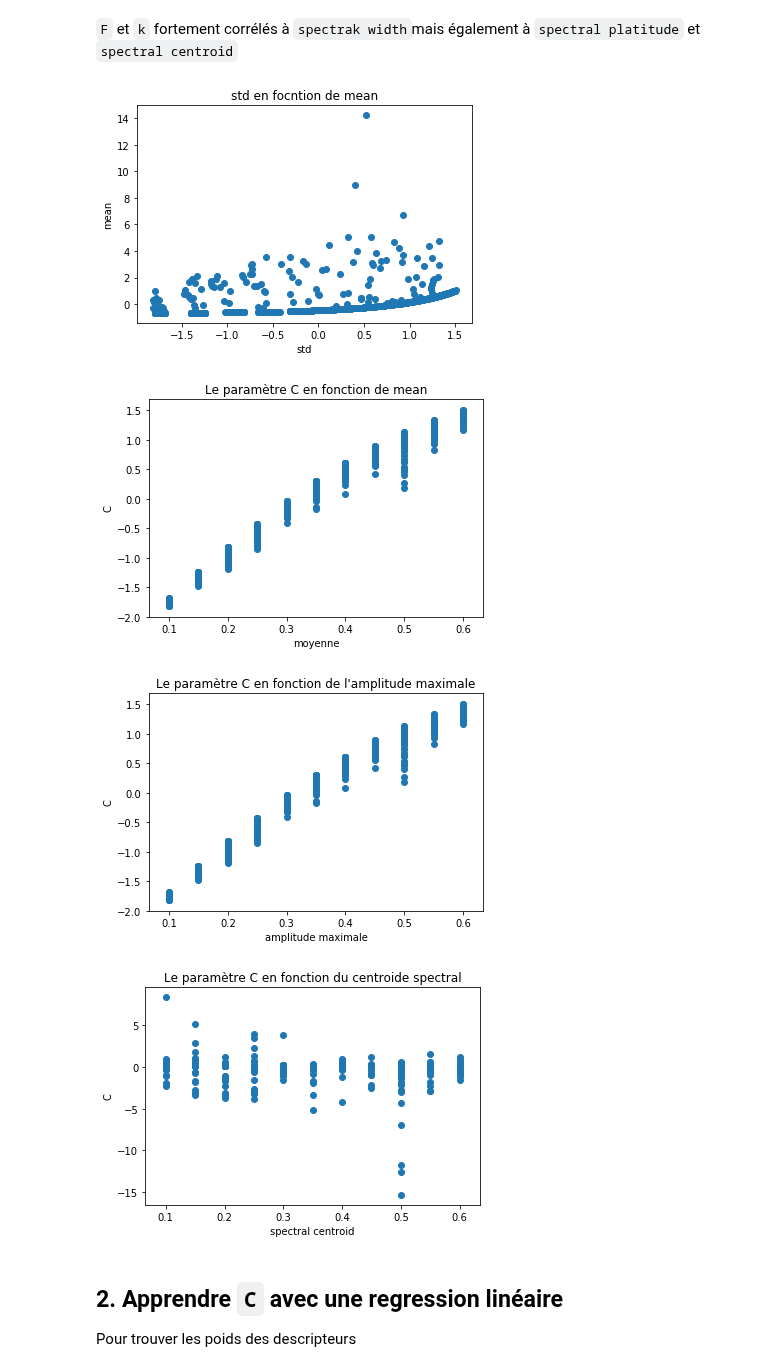
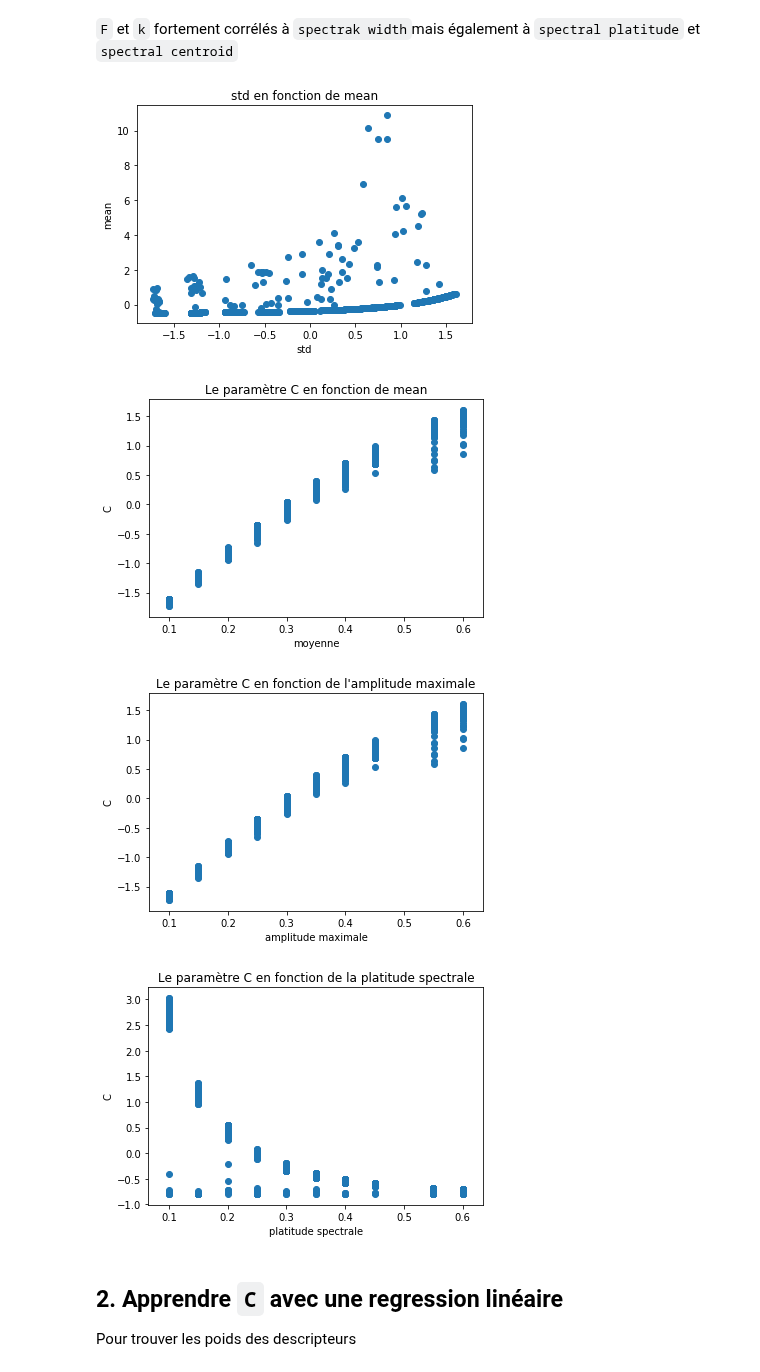
Before and after one commit to ELOISESOULIER/acterrea, a Jupyter notebook: find_weights_model_lung.ipynb, the cells around one changed output. Cells and saved outputs as stored; diff of their text form; code cells hidden in the pictures.

```diff
--- a/find_weights_model_lung.ipynb
+++ b/find_weights_model_lung.ipynb
@@ -18,7 +18,7 @@ import descriptor
 names_desc = ['mean', 'std', 'fr_max', 'ampl_max', 'spectral centroid',
               'spectral width', 'spectral platitude', 'spectral asymetry']
 # %%
-dir_to_load = "data/lung_C"
+dir_to_load = "data/lung_C_long"
 # %%
 files_to_load = os.listdir(dir_to_load)
 all_simus = []
@@ -30,7 +30,7 @@ for file in files_to_load:
     data_np = np.array(data_df).T
 
     # Cut data
-    data_np = data_np[:, 25:]
+    data_np = data_np[:, 50:]
 
     all_simus.append({
         'C': float(file[8:-4]),
@@ -60,8 +60,13 @@ The duration of each simu is 25 dt.
 8 descripteurs pour chaque simu
 # %%
-i = 6
-V = all_simus[4]['simu'][i, :]
+i = 1
+V = all_simus[0]['simu'][1, :]
 simu_ressort.plot_ressort(V)
 desc = descriptor.compute_descriptor(V)
 print("Descripteurs:", desc)
+
+V = all_simus[9]['simu'][0, :]
+simu_ressort.plot_ressort(V)
+desc = descriptor.compute_descriptor(V)
+print("Descripteurs:", desc)
 # %% [output]
@@ -173,34 +191,34 @@ Name: C, dtype: float64
 `F` et `k` fortement corrélés à `spectrak width`mais également à `spectral platitude` et `spectral centroid`
 # %%
 plt.scatter(X_data[:, 0], X_data[:, 1])
-plt.title('std en focntion de mean')
+plt.title('std en fonction de mean')
 plt.xlabel('std')
 plt.ylabel('mean')
 plt.show()
 # %% [output]
-[figure, old version]
+[figure, new version]
 # %%
 plt.scatter(Y_data[:, 0], X_data[:, 0])
 plt.title('Le paramètre C en fonction de mean')
 plt.xlabel('moyenne')
 plt.ylabel('C')
 plt.show()
 
 plt.scatter(Y_data[:, 0], X_data[:, 3])
 plt.title("Le paramètre C en fonction de l'amplitude maximale")
 plt.xlabel('amplitude maximale')
 plt.ylabel('C')
 plt.show()
 
-plt.scatter(Y_data[:, 0], X_data[:, 4])
-plt.title("Le paramètre C en fonction du centroide spectral")
-plt.xlabel('spectral centroid')
+plt.scatter(Y_data[:, 0], X_data[:, 6])
+plt.title("Le paramètre C en fonction de la platitude spectrale")
+plt.xlabel('platitude spectrale')
 plt.ylabel('C')
 plt.show()
 # %% [output]
-[figure, old version]
+[figure, new version]
-[figure, old version]
+[figure, new version]
-[figure, old version]
+[figure, new version]
 # %% [markdown]
 ## 2. Apprendre `C` avec une regression linéaire
 Pour trouver les poids des descripteurs
```
Also changed, not shown: parts of 17 cells of this notebook, 2 other files.
